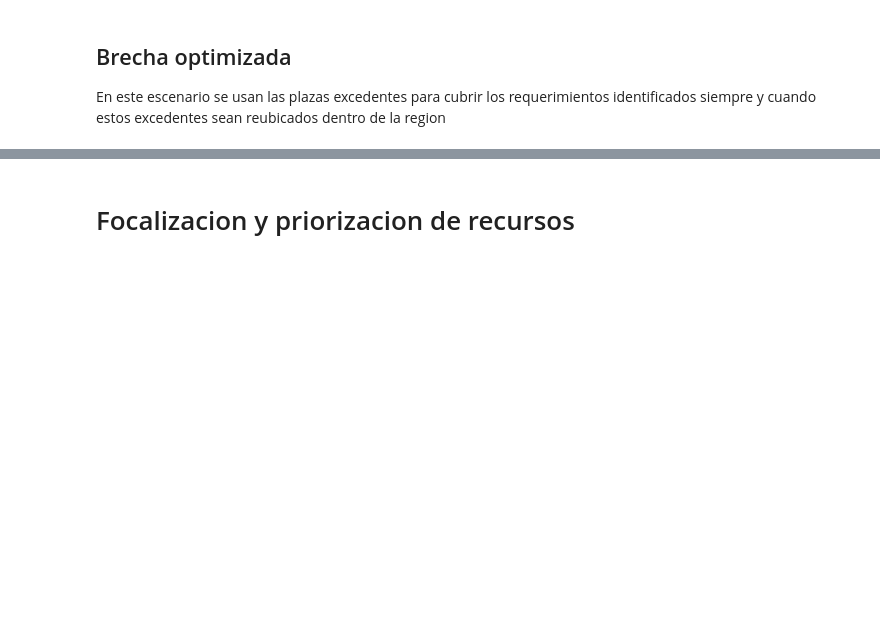
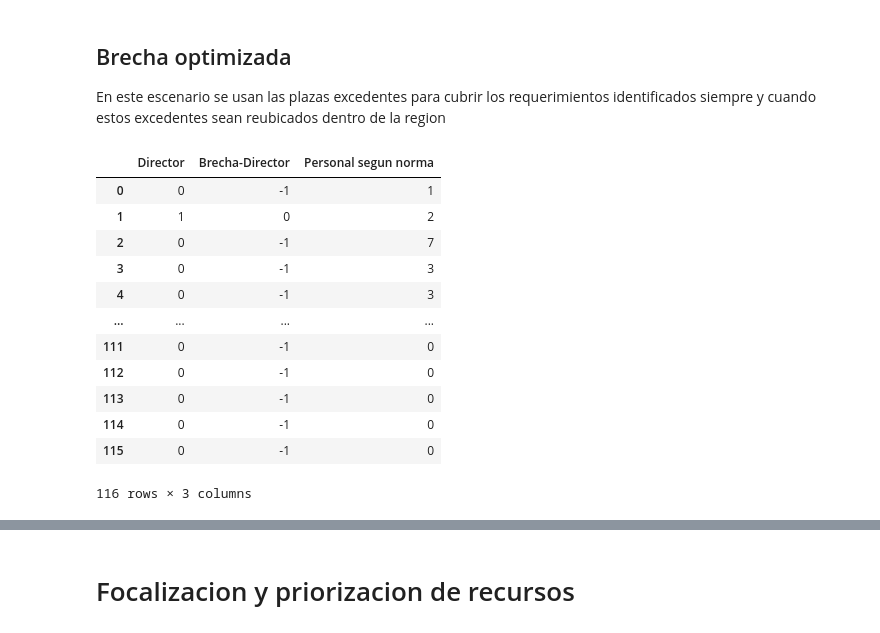
Before and after one commit to hugoferquiroz/Brecha-PRITE, a Jupyter notebook: scripts/calculo de la brecha.ipynb, the cells around one changed output, grey strips where cells are left out. Cells and saved outputs as stored; diff of their text form; code cells hidden in the pictures; blank space fills up the shorter version.

```diff
--- a/scripts/calculo de la brecha.ipynb
+++ b/scripts/calculo de la brecha.ipynb
@@ -389,6 +397,22 @@ sr_region.to_excel(work/r'tablas\\brecha sin racio.xlsx')
 ## Brecha optimizada
 
 En este escenario se usan las plazas excedentes para cubrir los requerimientos identificados siempre y cuando estos excedentes sean reubicados dentro de la region
+# %%
+df_copy[['Director','Brecha-Director','Personal segun norma']]
+# %% [output]
+|  | Director | Brecha-Director | Personal segun norma |
+| 0 | 0 | -1 | 1 |
+| 1 | 1 | 0 | 2 |
+| 2 | 0 | -1 | 7 |
+| 3 | 0 | -1 | 3 |
+| 4 | 0 | -1 | 3 |
+| ... | ... | ... | ... |
+| 111 | 0 | -1 | 0 |
+| 112 | 0 | -1 | 0 |
+| 113 | 0 | -1 | 0 |
+| 114 | 0 | -1 | 0 |
+| 115 | 0 | -1 | 0 |
+116 rows × 3 columns
 # %%
 # Calculo la brecha/requerimientos
 df_copy = df.copy()
```
Also changed, not shown: parts of 5 cells of this notebook, 2 other files.
